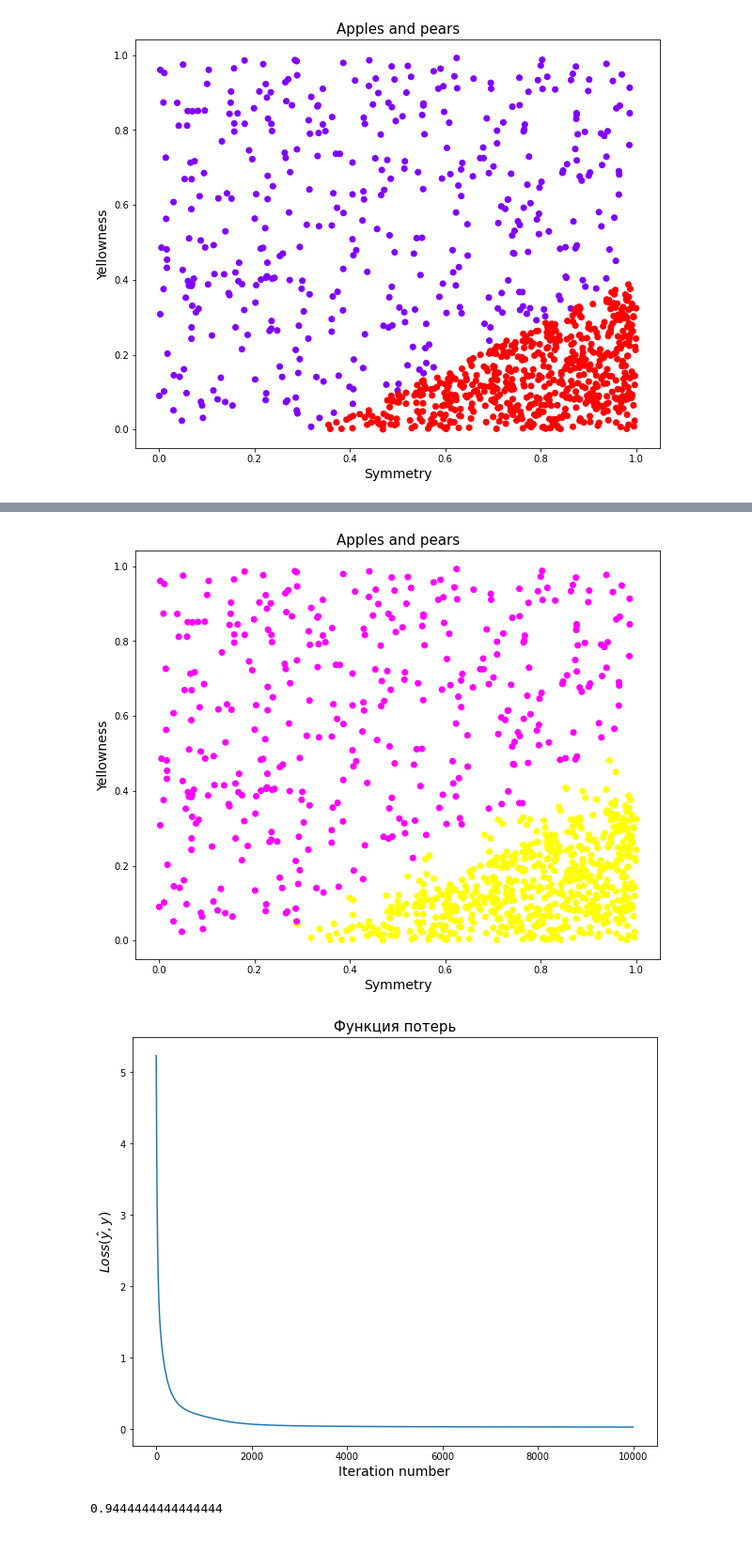
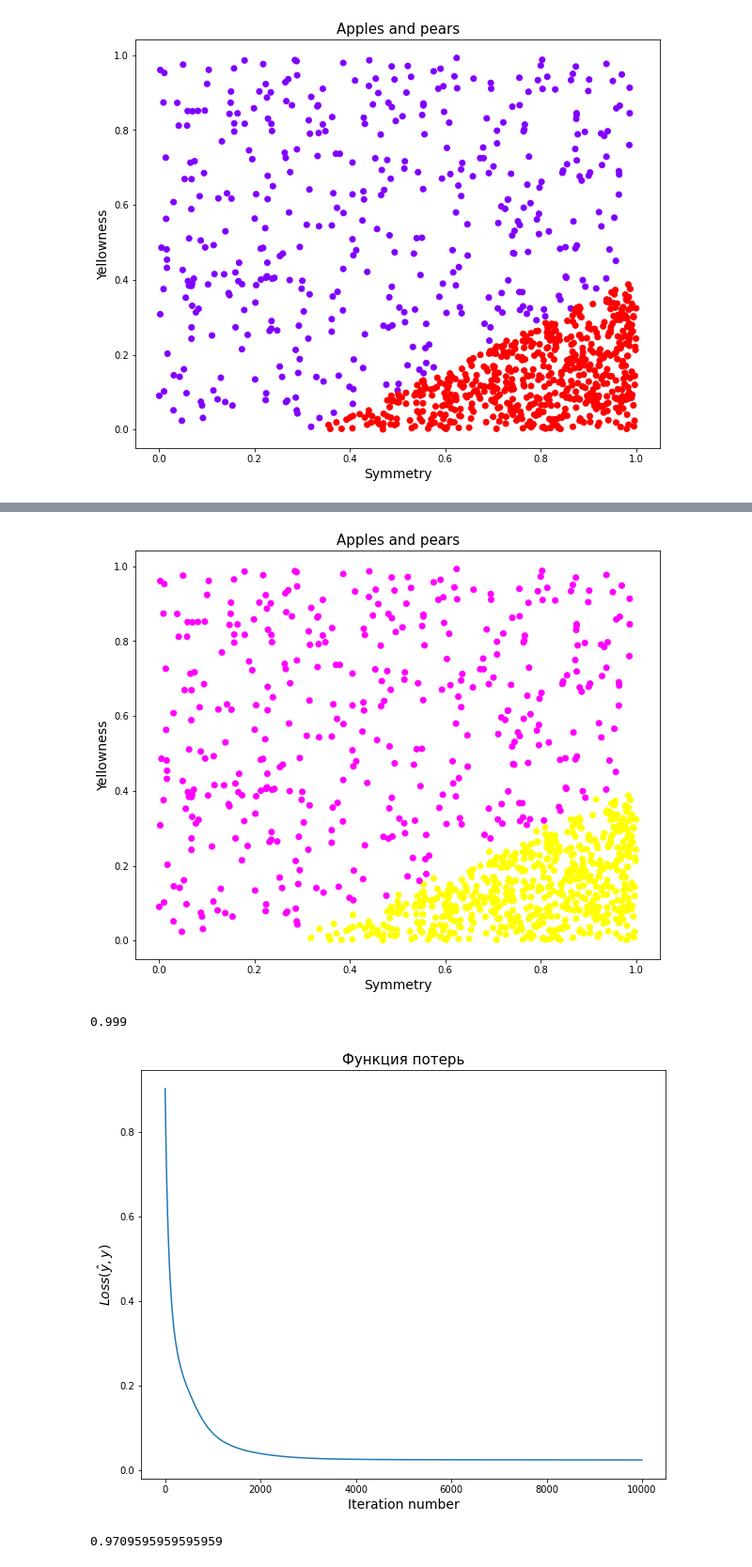
Before and after one commit to imashevchenko/itmo-ml, a Jupyter notebook: Лаб6/solution/solution.ipynb, the cells around one changed output, grey strips where cells are left out. Shown: that part at 94% size. Cells and saved outputs as stored; diff of their text form; code cells hidden in the pictures.

```diff
--- a/Лаб6/solution/solution.ipynb
+++ b/Лаб6/solution/solution.ipynb
@@ -290,6 +311,10 @@ plt.show();
 %%time
 neuron = NeuronReLU()
 losses = neuron.fit(X, y)
+accuracies=[]
+for threshold in np.linspace(0.3, 1, 10):
+    accuracies.append(accuracy_score(y, neuron.predict(X, threshold)))
+print(max(accuracies))
 
 plt.figure(figsize=(10, 8))
 plt.plot(losses)
@@ -313,11 +343,15 @@ plt.show();
 neuron = NeuronReLU()
 
 losses = neuron.fit(X_train, y_train)
+accuracies=[]
+for threshold in np.linspace(0.3, 1, 10):
+    accuracies.append(accuracy_score(y_test, neuron.predict(X_test, threshold)))
+
 plt.figure(figsize=(10, 8))
 plt.plot(losses)
 plt.title('Функция потерь', fontsize=15)
 plt.xlabel('Iteration number', fontsize=14)
 plt.ylabel('$Loss(\hat{y}, y)$', fontsize=14)
 plt.show()
-print(accuracy_score(y_test,neuron.predict(X_test)))
+print(max(accuracies))
 # %% [output]
@@ -358,8 +392,8 @@ class NeuronLeakyReLU:
 
         return loss_values
 
-    def predict(self, X):
-        return np.array(self.forward_pass(X) > 0.5, dtype=np.int64)
+    def predict(self, X, threshold):
+        return np.array(self.forward_pass(X) > threshold, dtype=np.int64)
 # %%
 plt.figure(figsize=(10, 8))
 plt.scatter(data_apples.iloc[:, 0], data_apples.iloc[:, 1], c=data_apples['target'], cmap='rainbow')
@@ -373,6 +407,10 @@ plt.show();
 %%time
 neuron = NeuronLeakyReLU()
 losses = neuron.fit(X, y)
+
+accuracies=[]
+for threshold in np.linspace(0.3, 1, 10):
+    accuracies.append(accuracy_score(y, neuron.predict(X, threshold)))
 
 plt.figure(figsize=(10, 8))
 plt.plot(losses)
@@ -386,23 +424,32 @@ Wall time: 3.45 s
 # %%
 plt.figure(figsize=(10, 8))
-plt.scatter(data_apples.iloc[:, 0], data_apples.iloc[:, 1], c=neuron.predict(X), cmap='spring')
+plt.scatter(data_apples.iloc[:, 0], data_apples.iloc[:, 1],
+            c=neuron.predict(X,  0.3+0.07*np.argmax(accuracies)), cmap='spring')
 plt.title('Apples and pears', fontsize=15)
 plt.xlabel('Symmetry', fontsize=14)
 plt.ylabel('Yellowness', fontsize=14)
-plt.show();
+plt.show()
+
+print(max(accuracies))
 # %% [output]
-[figure, old version]
+[figure, new version]
+0.999
 # %%
 neuron = NeuronLeakyReLU()
 
 losses = neuron.fit(X_train, y_train)
+accuracies=[]
+for threshold in np.linspace(0.3, 1, 10):
+    accuracies.append(accuracy_score(y_test, neuron.predict(X_test, threshold)))
+
+
 plt.figure(figsize=(10, 8))
 plt.plot(losses)
 plt.title('Функция потерь', fontsize=15)
 plt.xlabel('Iteration number', fontsize=14)
 plt.ylabel('$Loss(\hat{y}, y)$', fontsize=14)
 plt.show()
-print(accuracy_score(y_test,neuron.predict(X_test)))
+print(max(accuracies))
 # %% [output]
-[figure, old version]
+[figure, new version]
-0.9444444444444444
+0.9709595959595959
```
Also changed, not shown: parts of 10 cells of this notebook.
